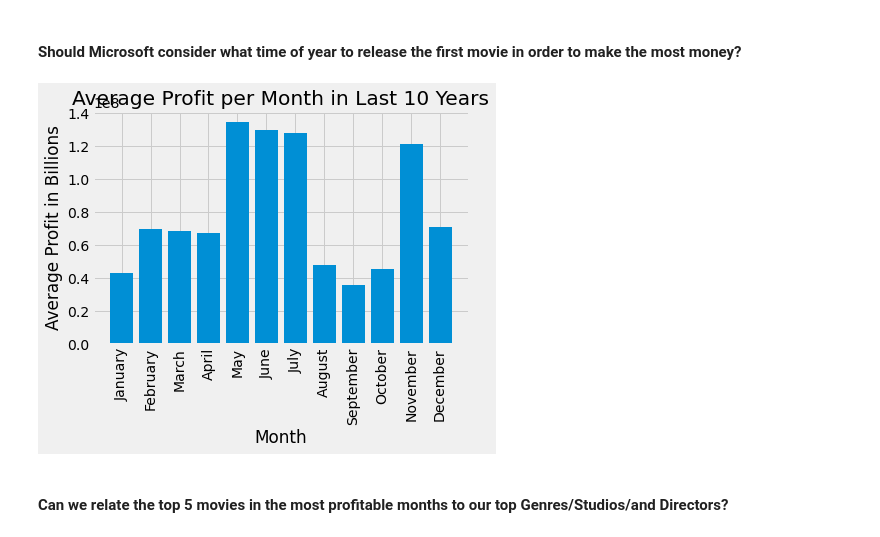
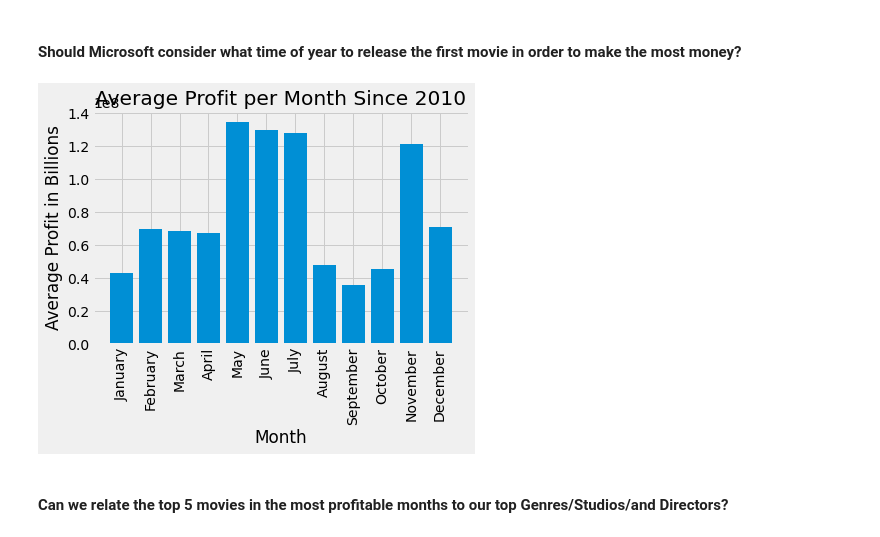
Before and after one commit to kyledufrane/Microsoft_Movie_Analysis, a Jupyter notebook: final_notebook.ipynb, the cells around one changed output. Drawn from its saved outputs; the diff is of its cells as text; code cells hidden in the pictures.

```diff
--- a/final_notebook.ipynb
+++ b/final_notebook.ipynb
@@ -491,22 +491,24 @@ mpl.style.use('fivethirtyeight')
 # %%
 #Create an average profit by month bar chart
 
 fig, ax2 = plt.subplots()
 
 budgets2 = budgets[budgets['year'] > 2010]
 
 y2 = budgets2.groupby(['month_num','month'])['profit'].mean().values
 x2 = ['January', 'February', 'March', 'April', 'May', 'June', 'July', 'August', 'September', 'October', 'November', 'December']
 
 ax2.bar(x2,y2)
 
 ax2.tick_params(axis='x', labelrotation = 90)
 
-ax2.set_title('Average Profit per Month in Last 10 Years')
+ax2.set_title('Average Profit per Month Since 2010')
 ax2.set_xlabel('Month')
-ax2.set_ylabel('Average Profit in Billions');
+ax2.set_ylabel('Average Profit in Billions')
+
+fig.savefig('images/profit_per_month.png');
 # %% [output]
-[figure, old version]
+[figure, new version]
 # %% [markdown]
 #### Can we relate the top 5 movies in the most profitable months to our top Genres/Studios/and Directors?
 # %%
```
Also changed, not shown: parts of 9 cells of this notebook.
